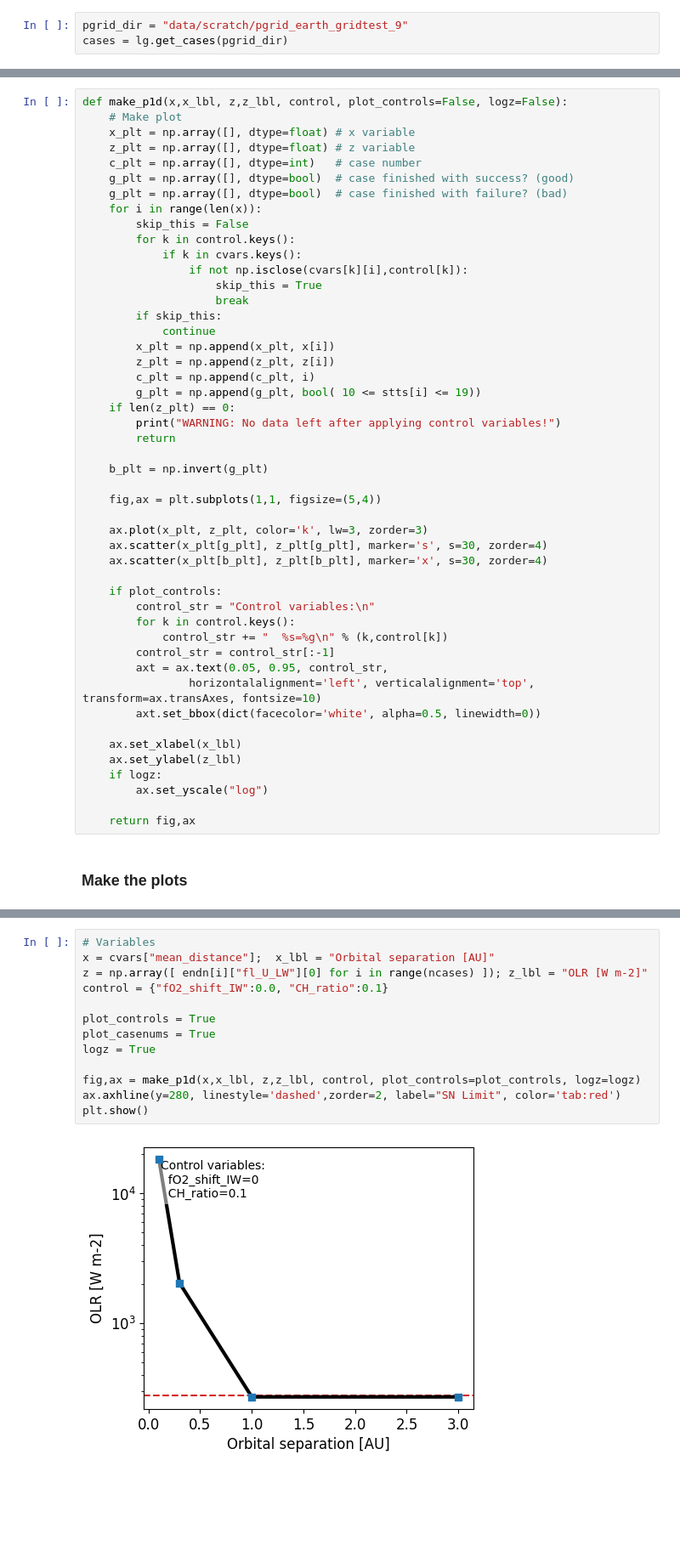
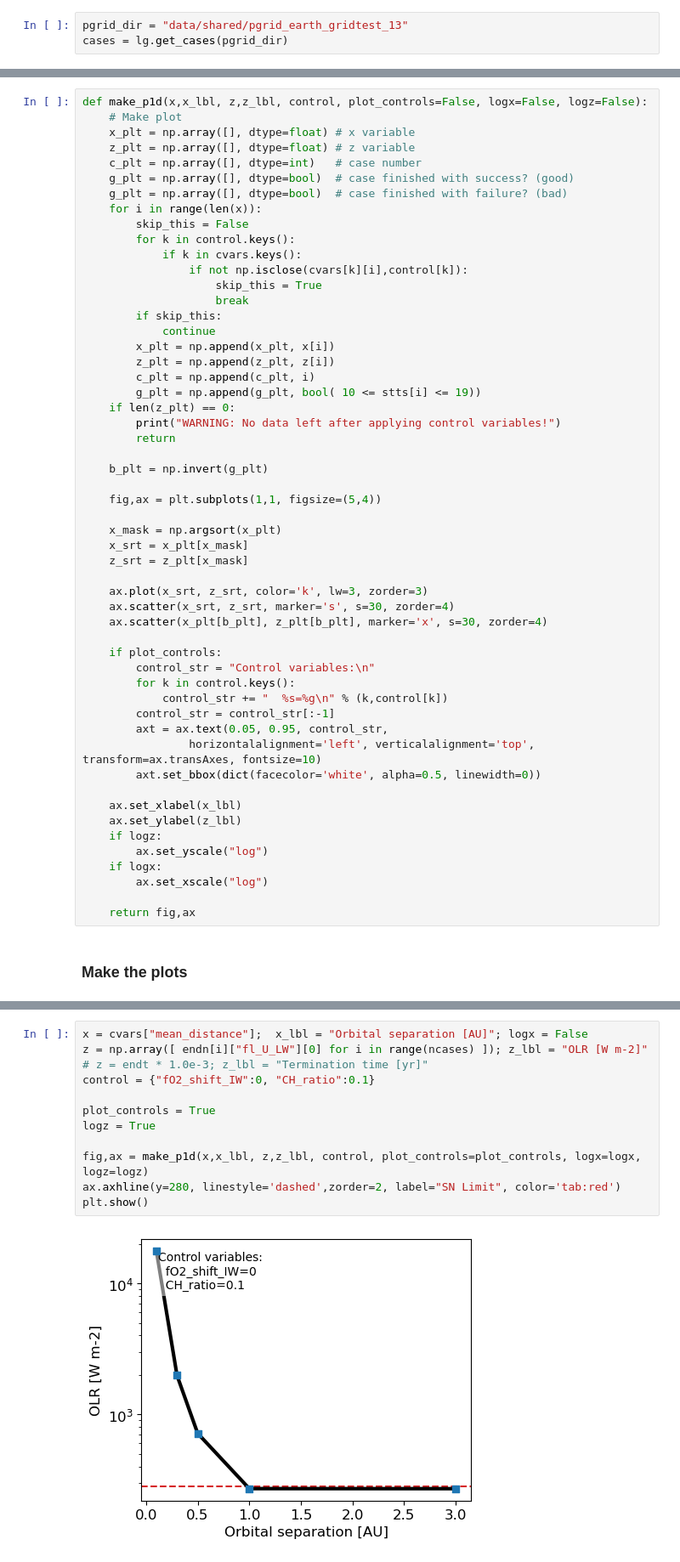
Before and after one commit to nichollsh/proteus_analysis, a Jupyter notebook: scatter_two_params.ipynb, the cells around one changed output, grey strips where cells are left out. Shown at 85% size. Cells and saved outputs as stored; diff of their text form; blank space fills up the shorter version.

```diff
--- a/scatter_two_params.ipynb
+++ b/scatter_two_params.ipynb
@@ -14,7 +15,7 @@ from utils.load_cmaps import *
 # %% [markdown]
 ### Read data
 # %%
-pgrid_dir = "data/scratch/pgrid_earth_gridtest_9"
+pgrid_dir = "data/shared/pgrid_earth_gridtest_13"
 cases = lg.get_cases(pgrid_dir)
 # %%
 # Collect netcdf files
@@ -118,7 +148,7 @@ def make_s2d(x,x_lbl, y,y_lbl, z,z_lbl, control, plot_casenums=False, plot_contr
 # %% [markdown]
 ### Function to plot z vs x using line graphs
 # %%
-def make_p1d(x,x_lbl, z,z_lbl, control, plot_controls=False, logz=False):
+def make_p1d(x,x_lbl, z,z_lbl, control, plot_controls=False, logx=False, logz=False):
     # Make plot
     x_plt = np.array([], dtype=float) # x variable
     z_plt = np.array([], dtype=float) # z variable
@@ -146,8 +176,12 @@ def make_p1d(x,x_lbl, z,z_lbl, control, plot_controls=False, logz=False):
 
     fig,ax = plt.subplots(1,1, figsize=(5,4))
 
-    ax.plot(x_plt, z_plt, color='k', lw=3, zorder=3)
-    ax.scatter(x_plt[g_plt], z_plt[g_plt], marker='s', s=30, zorder=4)
+    x_mask = np.argsort(x_plt)
+    x_srt = x_plt[x_mask]
+    z_srt = z_plt[x_mask]
+
+    ax.plot(x_srt, z_srt, color='k', lw=3, zorder=3)
+    ax.scatter(x_srt, z_srt, marker='s', s=30, zorder=4)
     ax.scatter(x_plt[b_plt], z_plt[b_plt], marker='x', s=30, zorder=4)
 
     if plot_controls:
@@ -163,6 +197,8 @@ def make_p1d(x,x_lbl, z,z_lbl, control, plot_controls=False, logz=False):
     ax.set_ylabel(z_lbl)
     if logz:
         ax.set_yscale("log")
+    if logx:
+        ax.set_xscale("log")
 
     return fig,ax
 # %% [markdown]
@@ -188,15 +223,14 @@ plt.show()
 # %%
-# Variables
-x = cvars["mean_distance"];  x_lbl = "Orbital separation [AU]"
+x = cvars["mean_distance"];  x_lbl = "Orbital separation [AU]"; logx = False
 z = np.array([ endn[i]["fl_U_LW"][0] for i in range(ncases) ]); z_lbl = "OLR [W m-2]"
-control = {"fO2_shift_IW":0.0, "CH_ratio":0.1}
+# z = endt * 1.0e-3; z_lbl = "Termination time [yr]"
+control = {"fO2_shift_IW":0, "CH_ratio":0.1}
 
 plot_controls = True
-plot_casenums = True
 logz = True
 
-fig,ax = make_p1d(x,x_lbl, z,z_lbl, control, plot_controls=plot_controls, logz=logz)
+fig,ax = make_p1d(x,x_lbl, z,z_lbl, control, plot_controls=plot_controls, logx=logx, logz=logz)
 ax.axhline(y=280, linestyle='dashed',zorder=2, label="SN Limit", color='tab:red')
 plt.show()
 # %% [output]
-[figure, old version]
+[figure, new version]
```
Also changed, not shown: parts of 3 cells of this notebook, 2 other files.
